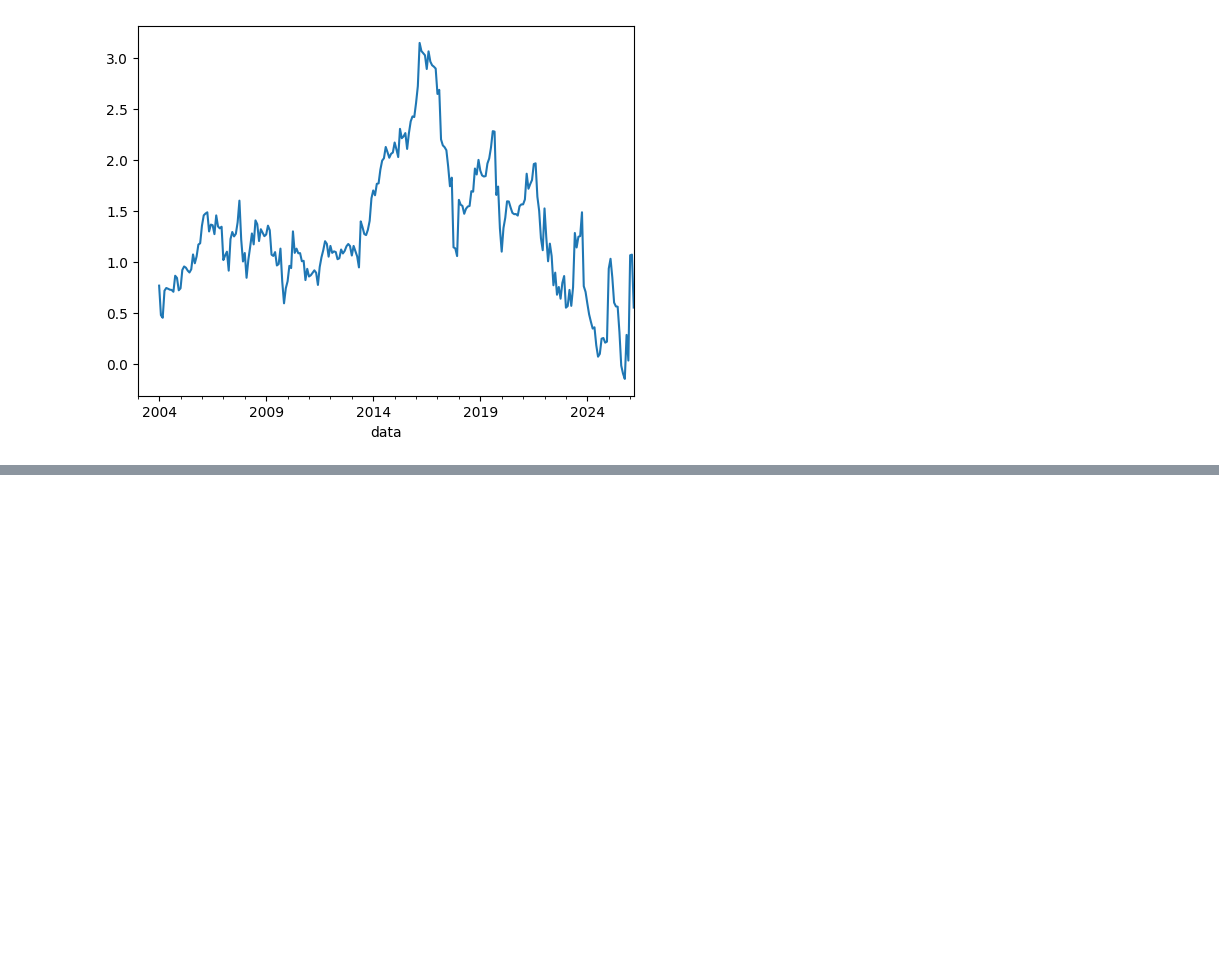
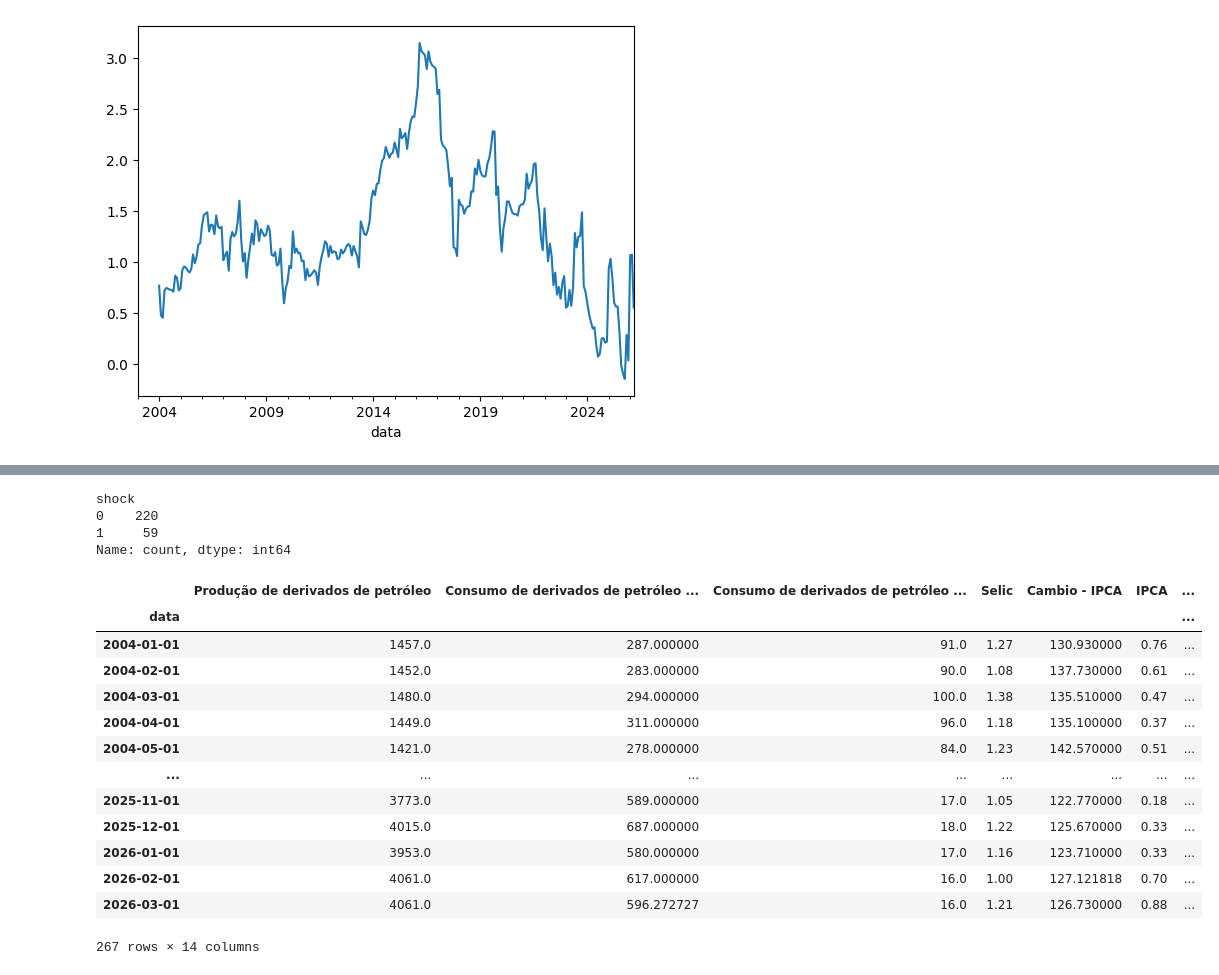
Before and after one commit to WesleySouza13/oil-price-shock-analysis, a Jupyter notebook: notebooks/01_time_series.ipynb, the cells around one changed output, grey strips where cells are left out. Saved outputs shown, nothing was run; the diff lists cells and outputs as text; code cells hidden in the pictures; blank space fills up the shorter version.

```diff
--- a/notebooks/01_time_series.ipynb
+++ b/notebooks/01_time_series.ipynb
@@ -516,0 +598,25 @@ df['BETA'].plot()
+# %%
+df['shock'].value_counts()
+# %% [output]
+shock
+0    220
+1     59
+Name: count, dtype: int64
+# %%
+df = df.dropna()
+df
+# %% [output]
+|  | Produção de derivados de petróleo | Consumo de derivados de petróleo ... | Consumo de derivados de petróleo ... | Selic | Cambio - IPCA | IPCA | ... |
+| data |  |  |  |  |  |  | ... |
+| 2004-01-01 | 1457.0 | 287.000000 | 91.0 | 1.27 | 130.930000 | 0.76 | ... |
+| 2004-02-01 | 1452.0 | 283.000000 | 90.0 | 1.08 | 137.730000 | 0.61 | ... |
+| 2004-03-01 | 1480.0 | 294.000000 | 100.0 | 1.38 | 135.510000 | 0.47 | ... |
+| 2004-04-01 | 1449.0 | 311.000000 | 96.0 | 1.18 | 135.100000 | 0.37 | ... |
+| 2004-05-01 | 1421.0 | 278.000000 | 84.0 | 1.23 | 142.570000 | 0.51 | ... |
+| ... | ... | ... | ... | ... | ... | ... | ... |
+| 2025-11-01 | 3773.0 | 589.000000 | 17.0 | 1.05 | 122.770000 | 0.18 | ... |
+| 2025-12-01 | 4015.0 | 687.000000 | 18.0 | 1.22 | 125.670000 | 0.33 | ... |
+| 2026-01-01 | 3953.0 | 580.000000 | 17.0 | 1.16 | 123.710000 | 0.33 | ... |
+| 2026-02-01 | 4061.0 | 617.000000 | 16.0 | 1.00 | 127.121818 | 0.70 | ... |
+| 2026-03-01 | 4061.0 | 596.272727 | 16.0 | 1.21 | 126.730000 | 0.88 | ... |
+267 rows × 14 columns
```
Also changed, not shown: parts of 10 cells of this notebook, 1 other file.
